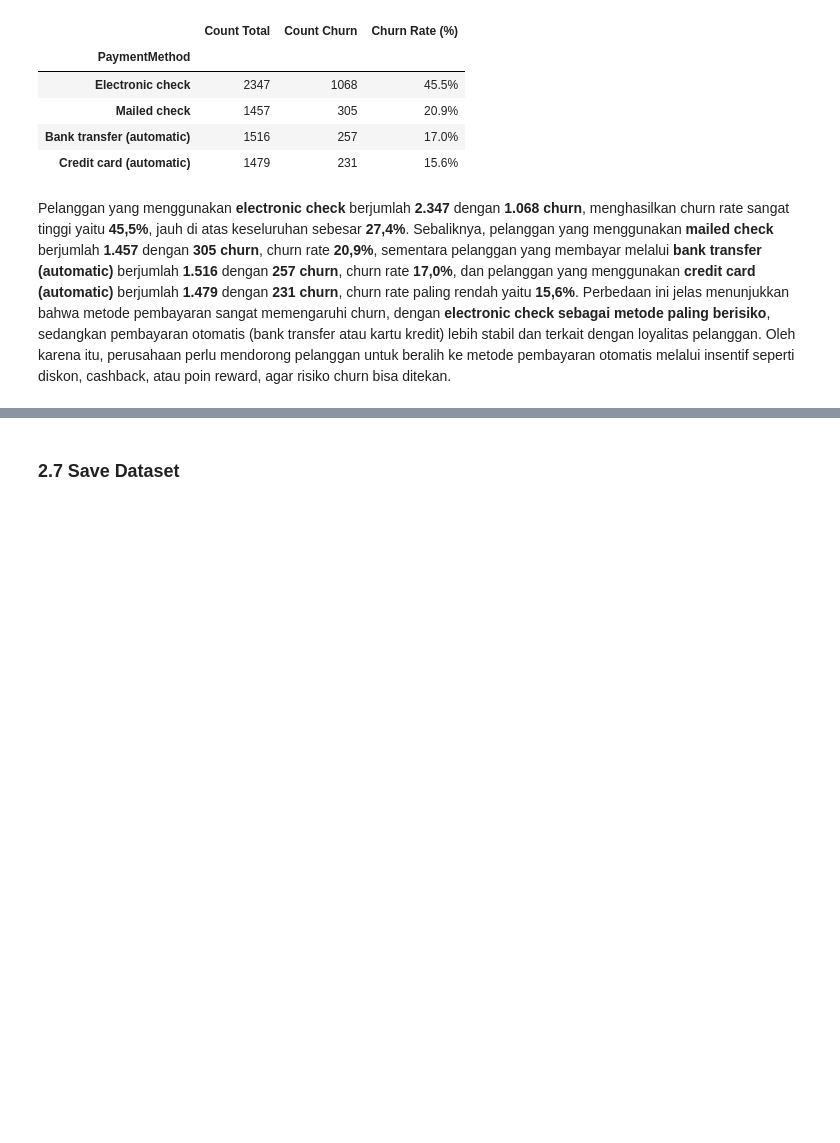
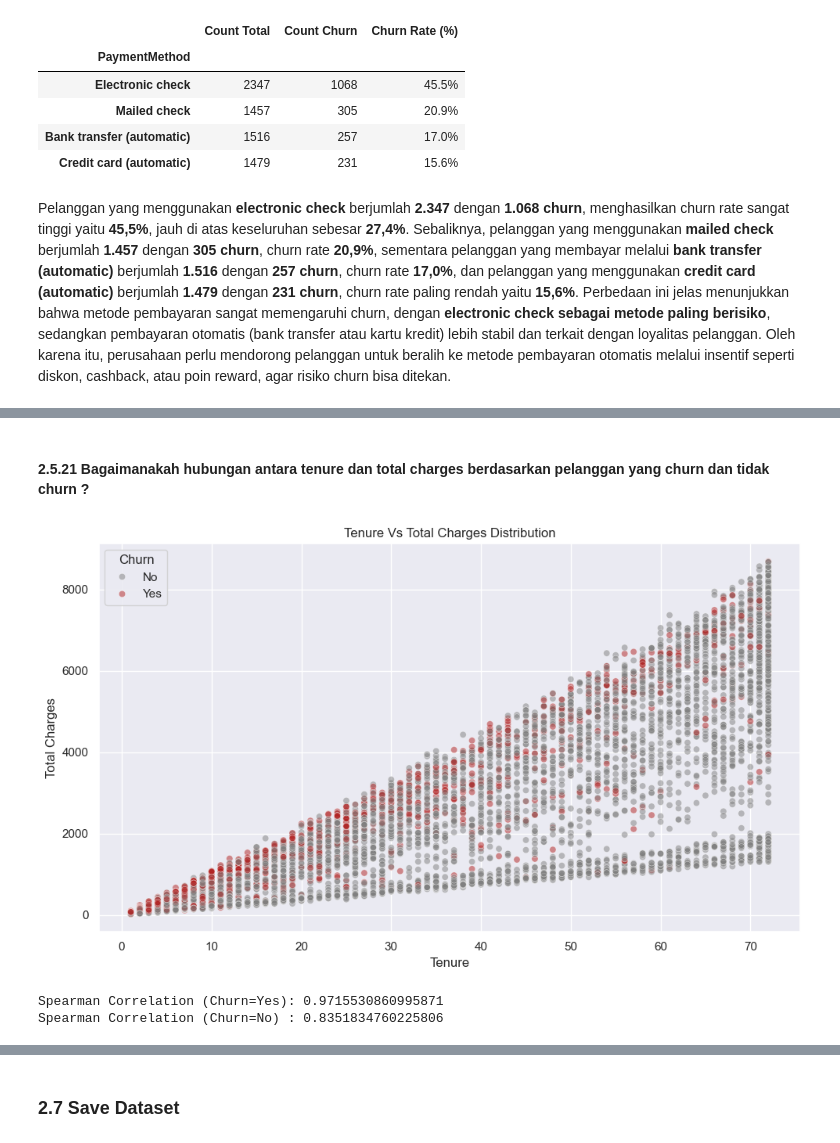
Before and after one commit to hansdarmawann/AlphaGroup_JC_DS_FT_BSD_26_FinalProject, a Jupyter notebook: Notebook/Section 2.ipynb, the cells around one changed output, grey strips where cells are left out. Drawn from its saved outputs; the diff is of its cells as text; code cells hidden in the pictures; blank space fills up the shorter version.

```diff
--- a/Notebook/Section 2.ipynb
+++ b/Notebook/Section 2.ipynb
@@ -1195,0 +1278,8 @@ Tambahin correlation lagi. Entah spearman correlation atau heatmap.
+# %% [markdown]
+#### 2.5.21 Bagaimanakah hubungan antara tenure dan total charges berdasarkan pelanggan yang churn dan tidak churn ?
+# %%
+plot_scatter_churn(df, 'tenure', 'TotalCharges')
+# %% [output]
+[figure, added]
+Spearman Correlation (Churn=Yes): 0.9715530860995871
+Spearman Correlation (Churn=No) : 0.8351834760225806
```
Also changed, not shown: parts of 10 cells of this notebook, 1 other file.
